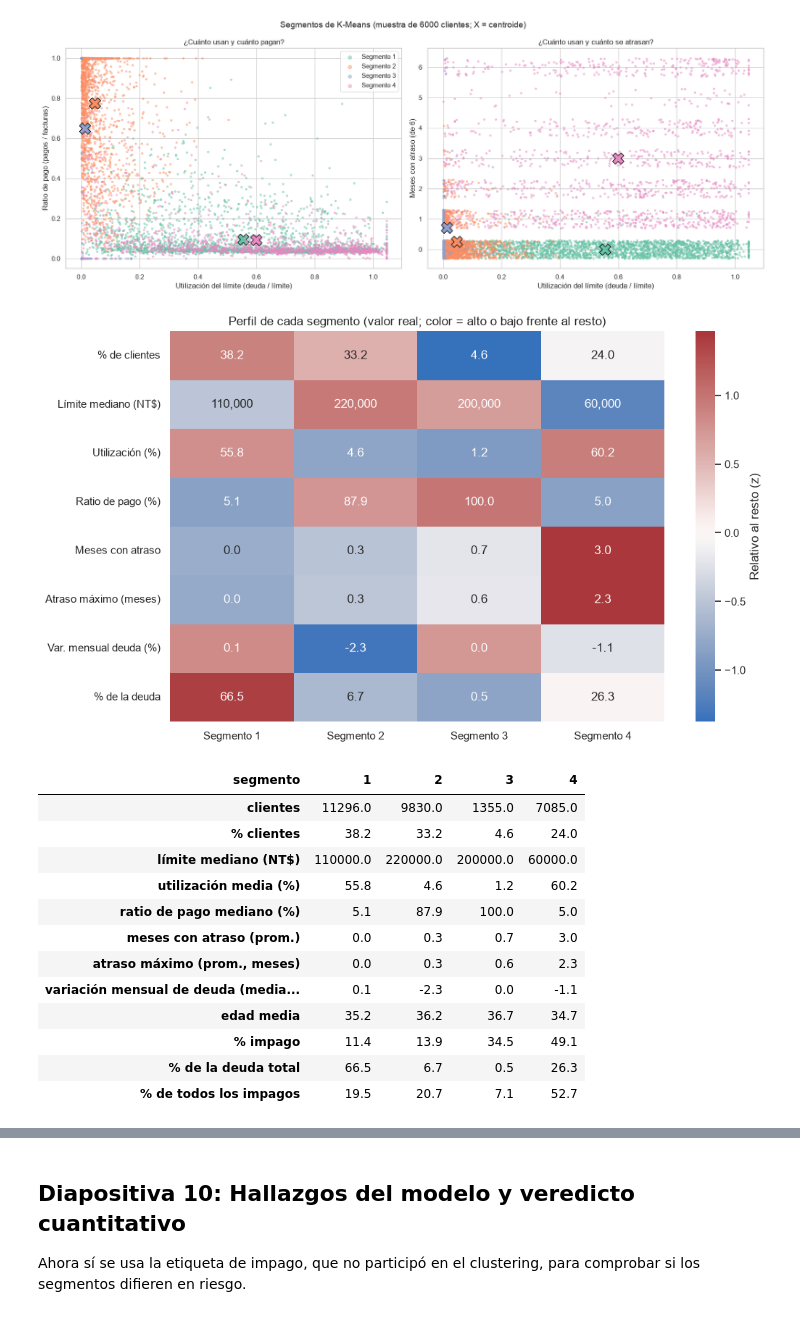
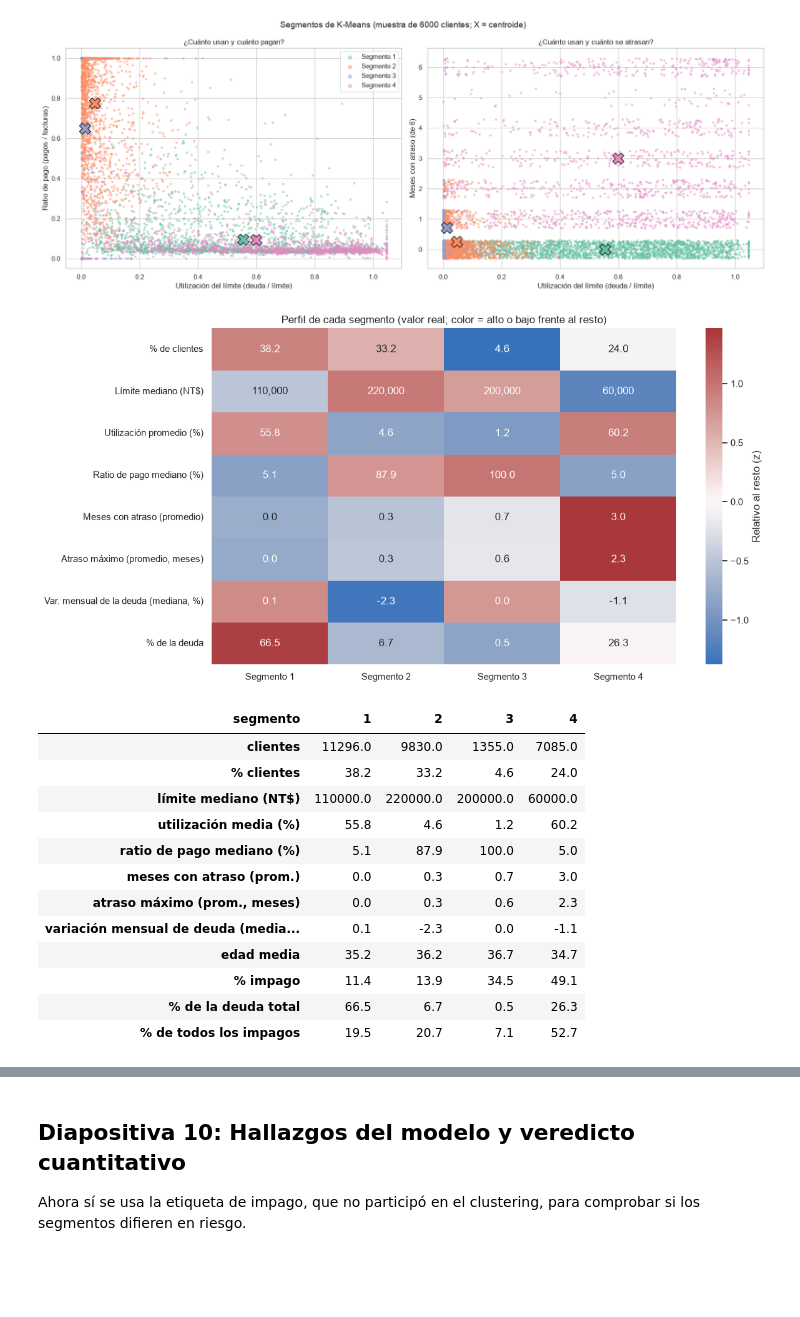
Before and after one commit to jdmejia92/MODELADO_Y_PRESENTACION_DE_DATOS, a Jupyter notebook: notebooks/avance1_segmentacion_clientes.ipynb, the cells around one changed output, grey strips where cells are left out. Cells and saved outputs as stored; diff of their text form; code cells hidden in the pictures; blank space fills up the shorter version.

```diff
--- a/notebooks/avance1_segmentacion_clientes.ipynb
+++ b/notebooks/avance1_segmentacion_clientes.ipynb
@@ -623,38 +623,38 @@ datos = pd.concat([limpio[['segmento', 'impago', 'AGE']], var], axis=1)
 deuda_actual = deuda['BILL_AMT1']
 g = datos.groupby('segmento')
 perfil = pd.DataFrame({
     'clientes': g.size(),
     '% clientes': g.size() / len(datos) * 100,
     'límite mediano (NT$)': g['limite'].median(),
     'utilización media (%)': g['utilizacion'].mean() * 100,
     'ratio de pago mediano (%)': g['ratio_pago'].median() * 100,
     'meses con atraso (prom.)': g['meses_atraso'].mean(),
     'atraso máximo (prom., meses)': g['atraso_max'].mean(),
     'variación mensual de deuda (mediana, %)': g['var_deuda'].median() * 100,
     'edad media': g['AGE'].mean(),
     '% impago': g['impago'].mean() * 100,
     '% de la deuda total': deuda_actual.groupby(datos['segmento']).sum() / deuda_actual.sum() * 100,
     '% de todos los impagos': g['impago'].sum() / datos['impago'].sum() * 100,
 }).round(1)
 perfil.to_csv(RAIZ / 'reports' / 'perfil_segmentos.csv', encoding='utf-8')
 
 columnas = {'% clientes': '% de clientes', 'límite mediano (NT$)': 'Límite mediano (NT$)',
-            'utilización media (%)': 'Utilización (%)', 'ratio de pago mediano (%)': 'Ratio de pago (%)',
-            'meses con atraso (prom.)': 'Meses con atraso', 'atraso máximo (prom., meses)': 'Atraso máximo (meses)',
-            'variación mensual de deuda (mediana, %)': 'Var. mensual deuda (%)', '% de la deuda total': '% de la deuda'}
+            'utilización media (%)': 'Utilización promedio (%)', 'ratio de pago mediano (%)': 'Ratio de pago mediano (%)',
+            'meses con atraso (prom.)': 'Meses con atraso (promedio)', 'atraso máximo (prom., meses)': 'Atraso máximo (promedio, meses)',
+            'variación mensual de deuda (mediana, %)': 'Var. mensual de la deuda (mediana, %)', '% de la deuda total': '% de la deuda'}
 tabla = perfil[list(columnas)].rename(columns=columnas)
 z = (tabla - tabla.mean()) / tabla.std()
-fig, ax = plt.subplots(figsize=(11, 7))
+fig, ax = plt.subplots(figsize=(12, 7))
 sns.heatmap(z.T, annot=tabla.T.map(lambda v: f'{v:,.0f}' if abs(v) >= 1000 else f'{v:.1f}'), fmt='',
             cmap='vlag', center=0, cbar_kws={'label': 'Relativo al resto (z)'}, ax=ax,
             xticklabels=[f'Segmento {s}' for s in perfil.index])
 ax.set_xlabel('')
 ax.set_title('Perfil de cada segmento (valor real; color = alto o bajo frente al resto)')
 guardar(fig, 's09_perfil_segmentos')
 plt.show()
 perfil.T
 # %% [output]
-[figure, old version]
+[figure, new version]
 | segmento | 1 | 2 | 3 | 4 |
 | clientes | 11296.0 | 9830.0 | 1355.0 | 7085.0 |
 | % clientes | 38.2 | 33.2 | 4.6 | 24.0 |
```
Also changed, not shown: parts of 3 cells of this notebook, 1 other file.
